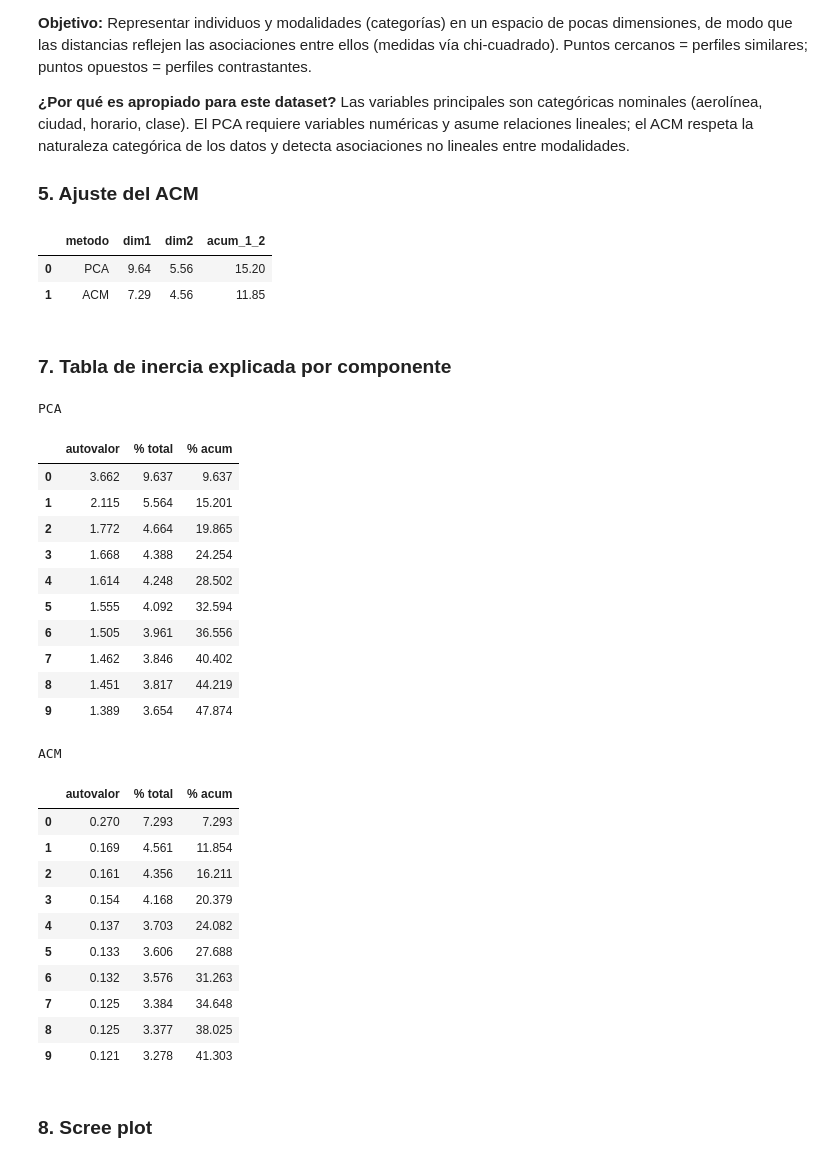
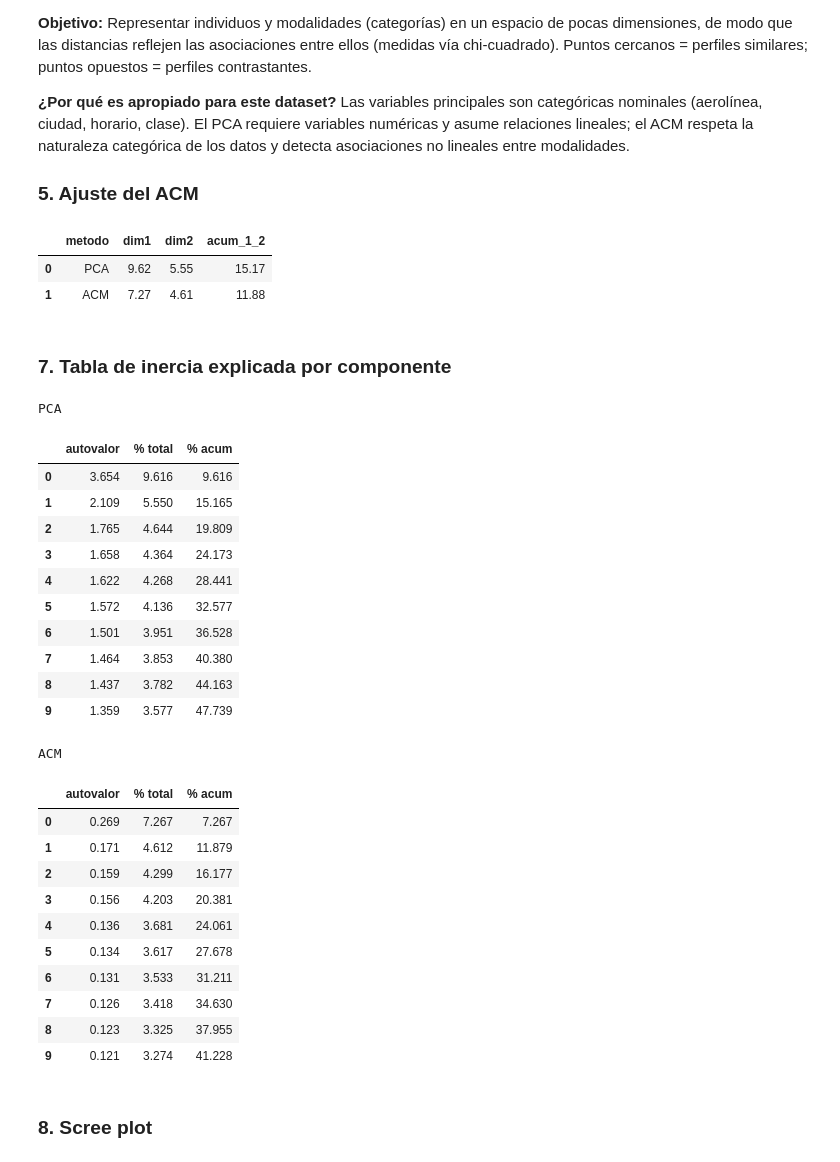
Before and after one commit to DannyV1992/curso_mineria_de_datos, a Jupyter notebook: Tareas/Tarea_4/1_ACM_Vuelos.ipynb, the cells around one changed output. Cells and saved outputs as stored; diff of their text form; code cells hidden in the pictures.

```diff
--- a/Tareas/Tarea_4/1_ACM_Vuelos.ipynb
+++ b/Tareas/Tarea_4/1_ACM_Vuelos.ipynb
@@ -92,6 +92,5 @@ El dataset tiene 300K registros. Se toma una muestra aleatoria de 15K para efici
 # %%
-N_SAMPLE = 15000
-df = df_raw.sample(n=N_SAMPLE, random_state=42).reset_index(drop=True)
-print(f'Muestra: {len(df):,} registros')
+df = df_raw.drop(columns=['flight']).reset_index(drop=True)
+print(f'Registros: {len(df):,}')
 print(f'Variables: {df.shape[1]}')
 # %% [output]
@@ -111,14 +110,14 @@ El **Análisis de Correspondencias Múltiples (ACM)** es una técnica de reducci
 
 ### 5. Ajuste del ACM
 # %%
-fx = ACMAnalyzer(df, drop_cols=['flight'])
+fx = ACMAnalyzer(df)
 fx.fit(n_plot=2)
 
 display(fx.summary())
 # %% [output]
 |  | metodo | dim1 | dim2 | acum_1_2 |
-| 0 | PCA | 9.64 | 5.56 | 15.20 |
-| 1 | ACM | 7.29 | 4.56 | 11.85 |
+| 0 | PCA | 9.62 | 5.55 | 15.17 |
+| 1 | ACM | 7.27 | 4.61 | 11.88 |
 # %% [markdown]
 ### 7. Tabla de inercia explicada por componente
 # %%
@@ -126,28 +125,28 @@ fx.plot_inertia(n=10)
 # %% [output]
 PCA
 |  | autovalor | % total | % acum |
-| 0 | 3.662 | 9.637 | 9.637 |
-| 1 | 2.115 | 5.564 | 15.201 |
-| 2 | 1.772 | 4.664 | 19.865 |
-| 3 | 1.668 | 4.388 | 24.254 |
-| 4 | 1.614 | 4.248 | 28.502 |
-| 5 | 1.555 | 4.092 | 32.594 |
-| 6 | 1.505 | 3.961 | 36.556 |
-| 7 | 1.462 | 3.846 | 40.402 |
-| 8 | 1.451 | 3.817 | 44.219 |
-| 9 | 1.389 | 3.654 | 47.874 |
+| 0 | 3.654 | 9.616 | 9.616 |
+| 1 | 2.109 | 5.550 | 15.165 |
+| 2 | 1.765 | 4.644 | 19.809 |
+| 3 | 1.658 | 4.364 | 24.173 |
+| 4 | 1.622 | 4.268 | 28.441 |
+| 5 | 1.572 | 4.136 | 32.577 |
+| 6 | 1.501 | 3.951 | 36.528 |
+| 7 | 1.464 | 3.853 | 40.380 |
+| 8 | 1.437 | 3.782 | 44.163 |
+| 9 | 1.359 | 3.577 | 47.739 |
 ACM
 |  | autovalor | % total | % acum |
-| 0 | 0.270 | 7.293 | 7.293 |
-| 1 | 0.169 | 4.561 | 11.854 |
-| 2 | 0.161 | 4.356 | 16.211 |
-| 3 | 0.154 | 4.168 | 20.379 |
-| 4 | 0.137 | 3.703 | 24.082 |
-| 5 | 0.133 | 3.606 | 27.688 |
-| 6 | 0.132 | 3.576 | 31.263 |
-| 7 | 0.125 | 3.384 | 34.648 |
-| 8 | 0.125 | 3.377 | 38.025 |
-| 9 | 0.121 | 3.278 | 41.303 |
+| 0 | 0.269 | 7.267 | 7.267 |
+| 1 | 0.171 | 4.612 | 11.879 |
+| 2 | 0.159 | 4.299 | 16.177 |
+| 3 | 0.156 | 4.203 | 20.381 |
+| 4 | 0.136 | 3.681 | 24.061 |
+| 5 | 0.134 | 3.617 | 27.678 |
+| 6 | 0.131 | 3.533 | 31.211 |
+| 7 | 0.126 | 3.418 | 34.630 |
+| 8 | 0.123 | 3.325 | 37.955 |
+| 9 | 0.121 | 3.274 | 41.228 |
 # %% [markdown]
 ### 8. Scree plot
 # %%
```
Also changed, not shown: parts of 7 cells of this notebook, 2 other files.
